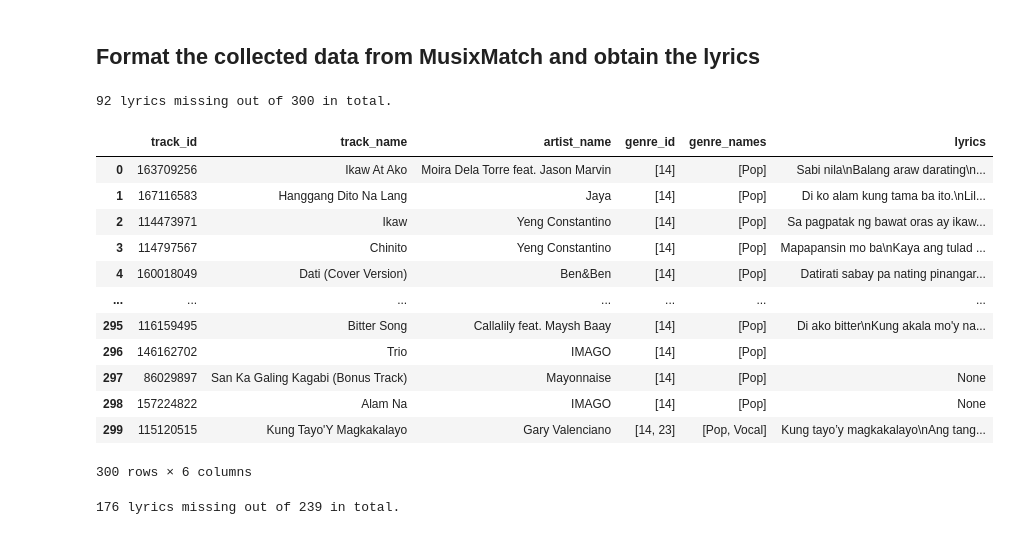
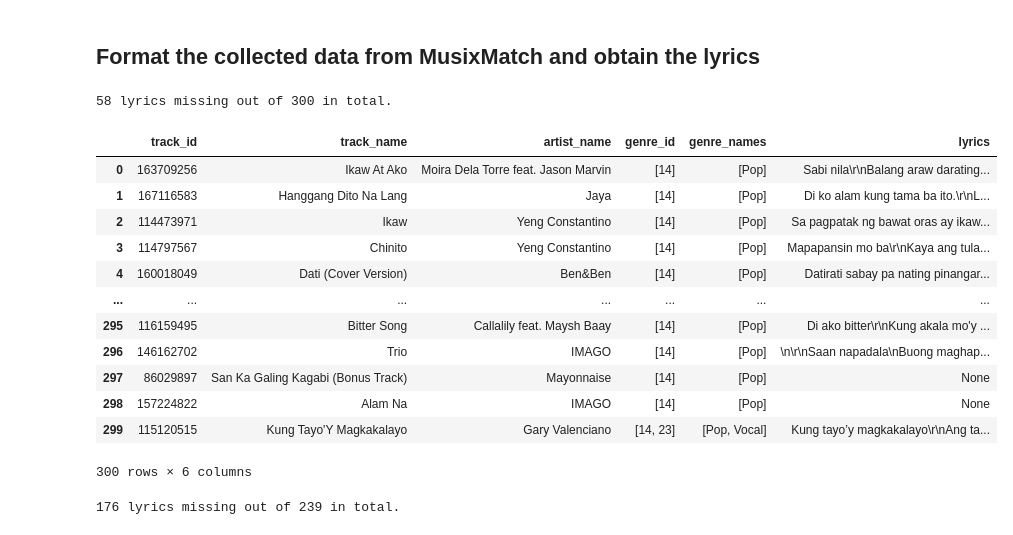
Before and after one commit to kenloquinte/DATASCI-Baby-Alive, a Jupyter notebook: FINAL/data collection.ipynb, the cells around one changed output. Saved outputs shown, nothing was run; the diff lists cells and outputs as text; code cells hidden in the pictures.

Commit message:
sourced lyrics from azLyrics

```diff
--- a/FINAL/data collection.ipynb
+++ b/FINAL/data collection.ipynb
@@ -155,24 +157,24 @@ except:
 # %%
-get_genre_songs(pop_json, genres_collection[0], 202)
+get_genre_songs(pop_json, genres_collection[0])
 pop_df = pd.DataFrame(pop_json)
 pop_df.to_csv('CSV Files/pop_music.csv')
 
 print(pop_df['lyrics'].isna().sum(), "lyrics missing out of", len(pop_df), "in total.")
 pop_df
 # %% [output]
-92 lyrics missing out of 300 in total.
+58 lyrics missing out of 300 in total.
 |  | track_id | track_name | artist_name | genre_id | genre_names | lyrics |
-| 0 | 163709256 | Ikaw At Ako | Moira Dela Torre feat. Jason Marvin | [14] | [Pop] | Sabi nila\nBalang araw darating\n... |
-| 1 | 167116583 | Hanggang Dito Na Lang | Jaya | [14] | [Pop] | Di ko alam kung tama ba ito.\nLil... |
+| 0 | 163709256 | Ikaw At Ako | Moira Dela Torre feat. Jason Marvin | [14] | [Pop] | Sabi nila\r\nBalang araw darating... |
+| 1 | 167116583 | Hanggang Dito Na Lang | Jaya | [14] | [Pop] | Di ko alam kung tama ba ito.\r\nL... |
 | 2 | 114473971 | Ikaw | Yeng Constantino | [14] | [Pop] | Sa pagpatak ng bawat oras ay ikaw... |
-| 3 | 114797567 | Chinito | Yeng Constantino | [14] | [Pop] | Mapapansin mo ba\nKaya ang tulad ... |
+| 3 | 114797567 | Chinito | Yeng Constantino | [14] | [Pop] | Mapapansin mo ba\r\nKaya ang tula... |
 | 4 | 160018049 | Dati (Cover Version) | Ben&Ben | [14] | [Pop] | Datirati sabay pa nating pinangar... |
 | ... | ... | ... | ... | ... | ... | ... |
-| 295 | 116159495 | Bitter Song | Callalily feat. Maysh Baay | [14] | [Pop] | Di ako bitter\nKung akala mo'y na... |
-| 296 | 146162702 | Trio | IMAGO | [14] | [Pop] |  |
+| 295 | 116159495 | Bitter Song | Callalily feat. Maysh Baay | [14] | [Pop] | Di ako bitter\r\nKung akala mo'y ... |
+| 296 | 146162702 | Trio | IMAGO | [14] | [Pop] | \n\r\nSaan napadala\nBuong maghap... |
 | 297 | 86029897 | San Ka Galing Kagabi (Bonus Track) | Mayonnaise | [14] | [Pop] | None |
 | 298 | 157224822 | Alam Na | IMAGO | [14] | [Pop] | None |
-| 299 | 115120515 | Kung Tayo'Y Magkakalayo | Gary Valenciano | [14, 23] | [Pop, Vocal] | Kung tayo’y magkakalayo\nAng tang... |
+| 299 | 115120515 | Kung Tayo'Y Magkakalayo | Gary Valenciano | [14, 23] | [Pop, Vocal] | Kung tayo’y magkakalayo\r\nAng ta... |
 300 rows × 6 columns
 # %%
 get_genre_songs(rbSoul_json, genres_collection[1])
```
Also changed, not shown: parts of 6 cells of this notebook, 3 other files.
